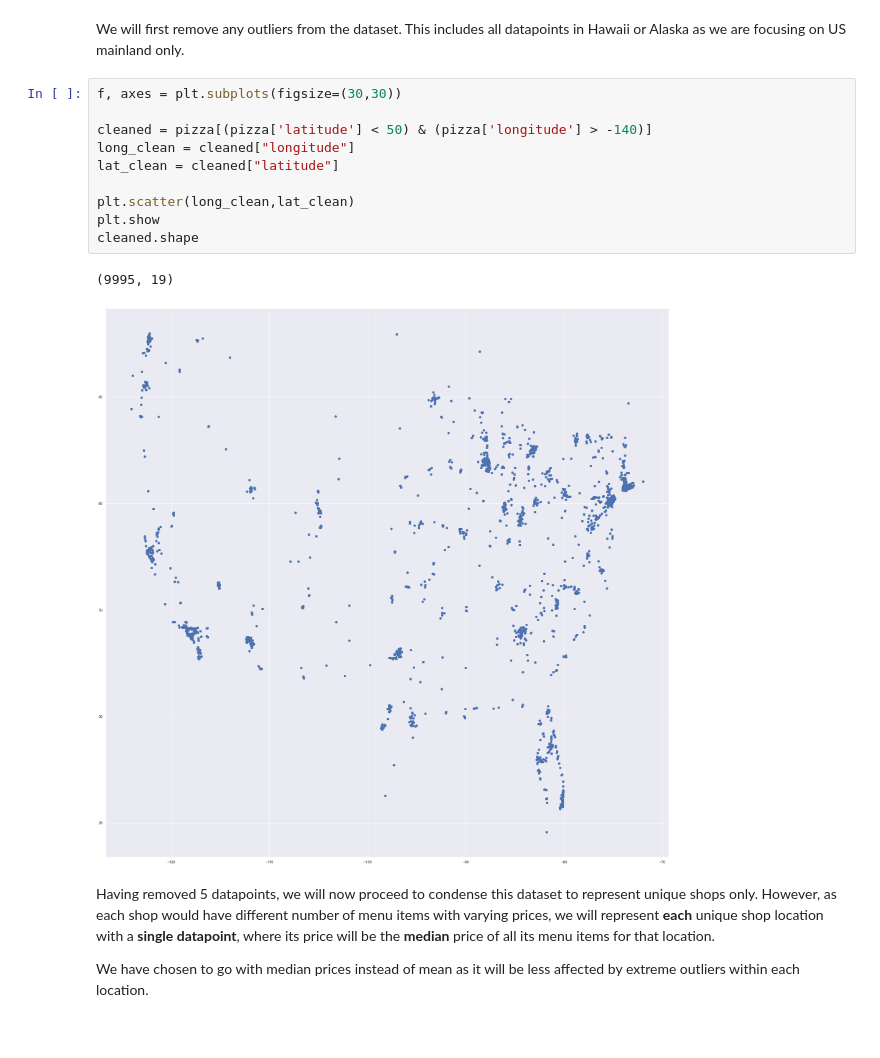
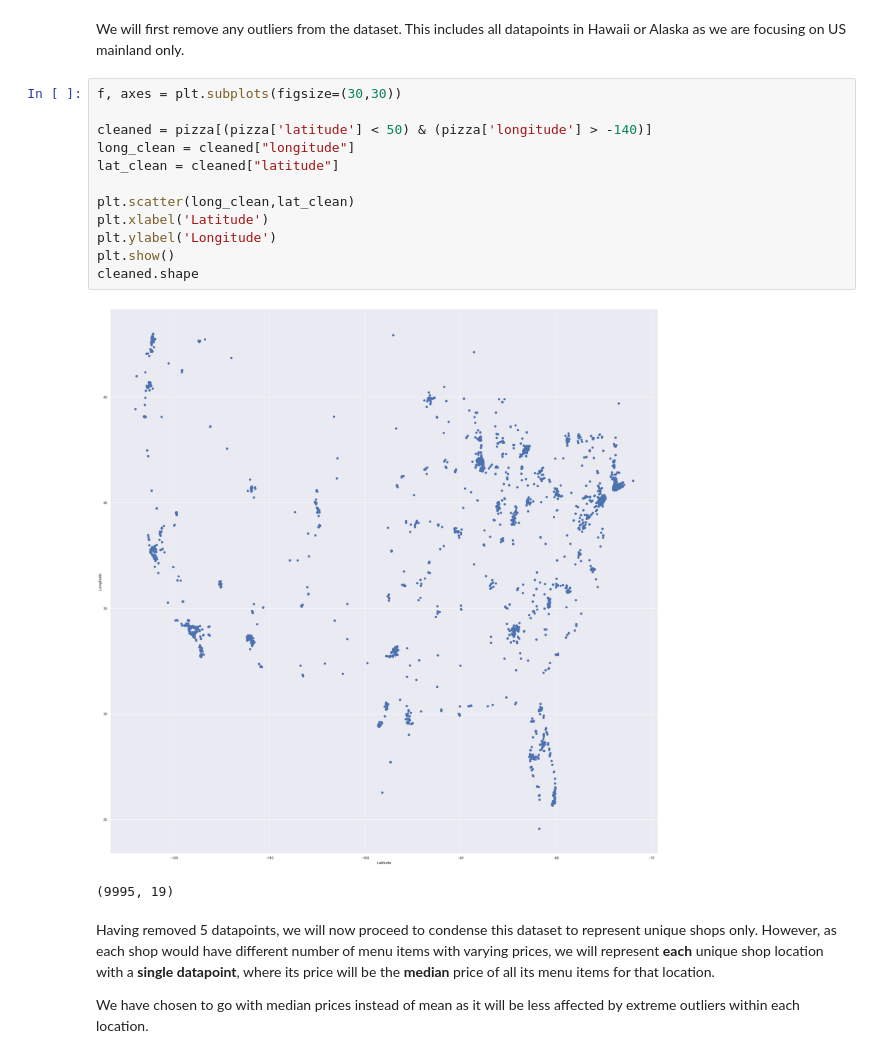
Before and after one commit to jerrell-y/SC1015-miniproj-pizza, a Jupyter notebook: Cleaning and Preparation.ipynb, the cells around one changed output. Cells and saved outputs as stored; diff of their text form.

```diff
--- a/Cleaning and Preparation.ipynb
+++ b/Cleaning and Preparation.ipynb
@@ -19,16 +19,18 @@ We will first remove any outliers from the dataset. This includes all datapoints
 # %%
 f, axes = plt.subplots(figsize=(30,30))
 
 cleaned = pizza[(pizza['latitude'] < 50) & (pizza['longitude'] > -140)]
 long_clean = cleaned["longitude"]
 lat_clean = cleaned["latitude"]
 
 plt.scatter(long_clean,lat_clean)
-plt.show
+plt.xlabel('Latitude')
+plt.ylabel('Longitude')
+plt.show()
 cleaned.shape
 # %% [output]
+[figure, new version]
 (9995, 19)
-[figure, old version]
 # %% [markdown]
 Having removed 5 datapoints, we will now proceed to condense this dataset to represent unique shops only. However, as each shop would have different number of menu items with varying prices, we will represent **each** unique shop location with a **single datapoint**, where its price will be the **median** price of all its menu items for that location.
 
```
Also changed, not shown: parts of 1 cell of this notebook.
